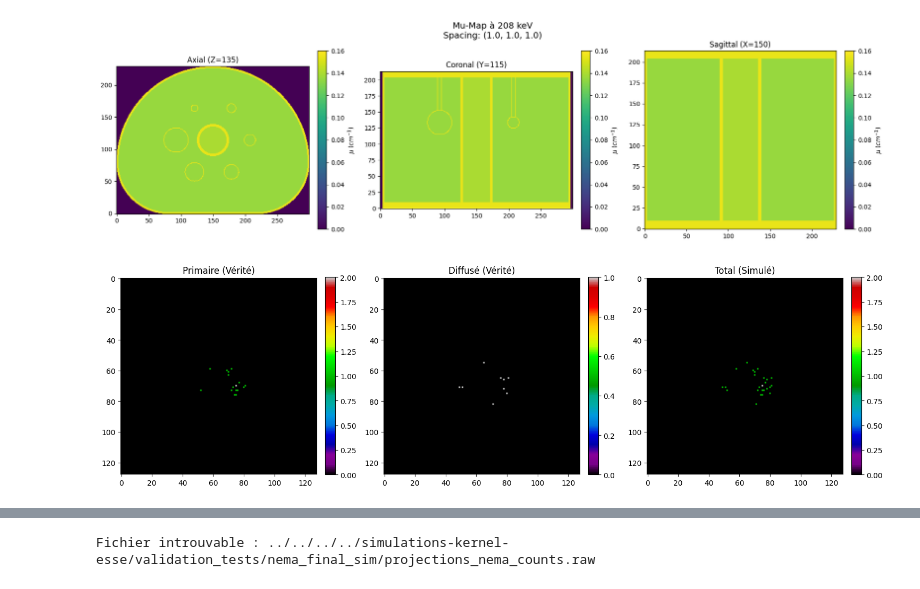
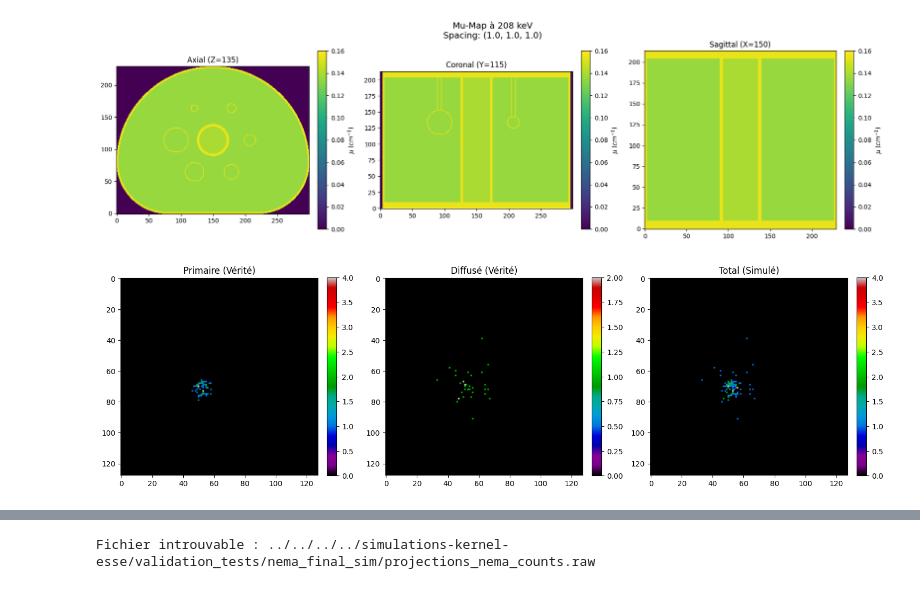
Before and after one commit to Nebulaaae/PyTomography, a Jupyter notebook: docs/source/notebooks/mc_esse_tew_comparison.ipynb, the cells around one changed output, grey strips where cells are left out. Cells and saved outputs as stored; diff of their text form; code cells hidden in the pictures.

```diff
--- a/docs/source/notebooks/mc_esse_tew_comparison.ipynb
+++ b/docs/source/notebooks/mc_esse_tew_comparison.ipynb
@@ -140,29 +140,29 @@ path = '../../../../simulations-kernel-esse/validation_tests/output_spect/'
 # %%
 def load_gate_projection(filename):
     img = sitk.ReadImage(filename)
     data = sitk.GetArrayFromImage(img)
     return torch.tensor(data.astype(np.float32))
 
 # Chargement des données
 proj_primary = load_gate_projection(path + config["filenames"]["primary"])
 proj_scatter = load_gate_projection(path + config["filenames"]["scatter"])
 proj_total = load_gate_projection(path + config["filenames"]["total"])
 
 # Affichage d'une projection (ex: angle 0)
-angle_idx = 0
+angle_idx = 30
 plt.figure(figsize=(15, 5))
 titles = ['Primaire (Vérité)', 'Diffusé (Vérité)', 'Total (Simulé)']
 projs = [proj_primary[angle_idx], proj_scatter[angle_idx], proj_total[angle_idx]]
 
 for i, (p, t) in enumerate(zip(projs, titles)):
     plt.subplot(1, 3, i+1)
     plt.title(t)
     plt.imshow(p.cpu(), cmap='nipy_spectral')
     plt.colorbar(fraction=0.046, pad=0.04)
 plt.tight_layout()
 plt.show()
 # %% [output]
-[figure, old version]
+[figure, new version]
 # %%
 def check_raw_integrity(filepath, shape=(20, 128, 128)):
     if not os.path.exists(filepath):
```
Also changed, not shown: parts of 18 cells of this notebook.
